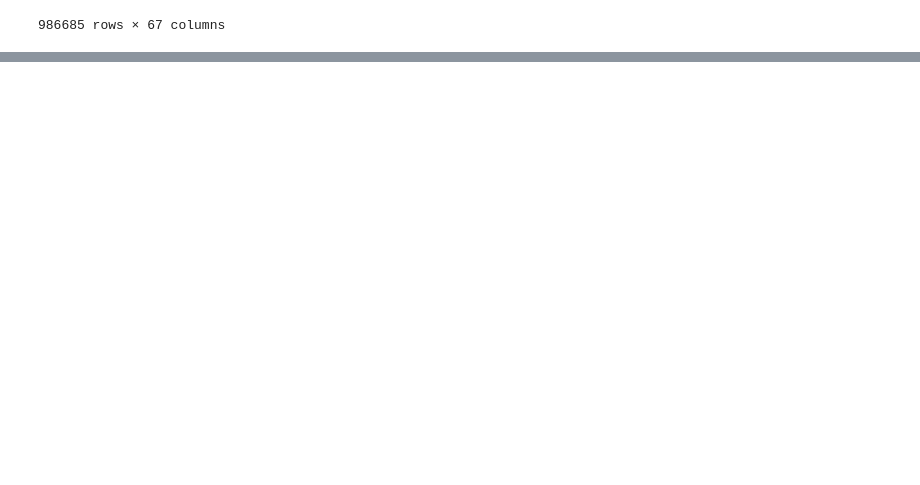
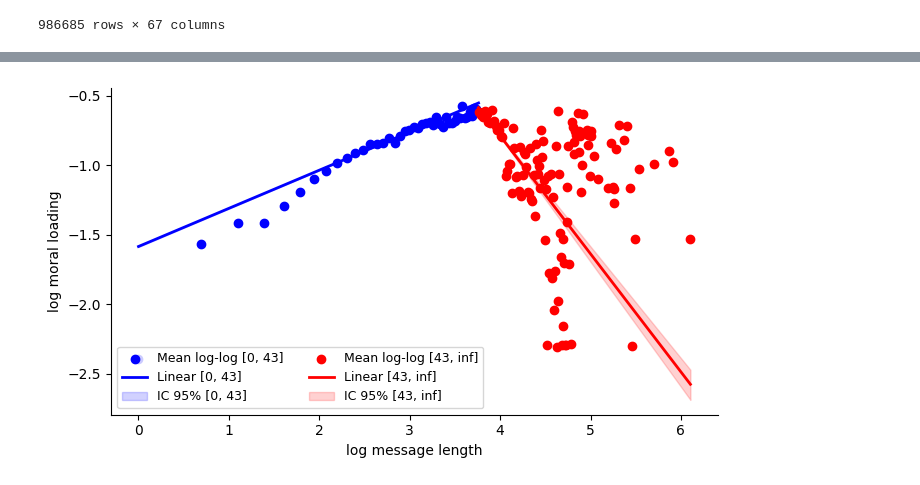
Before and after one commit to DiegoLeonG96/Scaling-laws-in-moral-dynamics-on-social-media, a Jupyter notebook: Exploration.ipynb, the cells around one changed output, grey strips where cells are left out. Drawn from its saved outputs; the diff is of its cells as text; code cells hidden in the pictures; blank space fills up the shorter version.

```diff
--- a/Exploration.ipynb
+++ b/Exploration.ipynb
@@ -311,0 +630,21 @@ plt.scatter(np.log(twitter_plots_data["moral_counter"]), np.log(twitter_plots_da
+# %%
+ranges = [(0, 43), (43, np.inf)]  # pon los que quieras
+
+plot_line_with_ci_multi(
+    twitter_plots_data,
+    x_col="message_len",
+    y_col="ddr_moral_loading",
+    filter_col="message_len",
+    ranges=ranges,
+    axis_labels=["log message length", "log moral loading"],
+    degree=1,
+    ci=95,
+    n_boot=1500,
+    n_grid=200,
+    apply_log_x=True,
+    apply_log_y=True,
+    random_state=42
+)
+plt.show()
+# %% [output]
+[figure, added]
```
Also changed, not shown: parts of 36 cells of this notebook.
